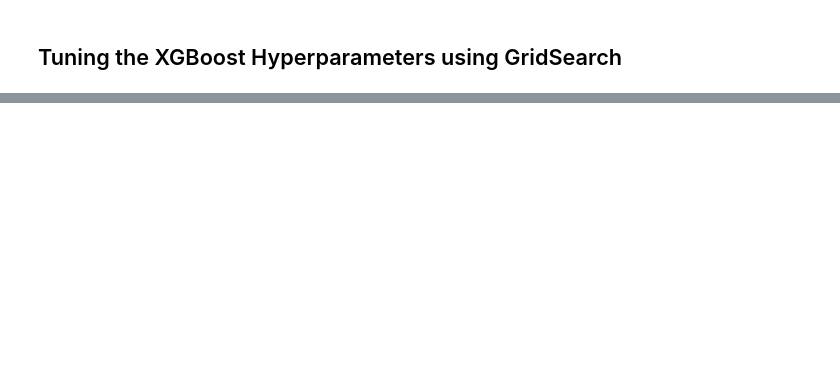
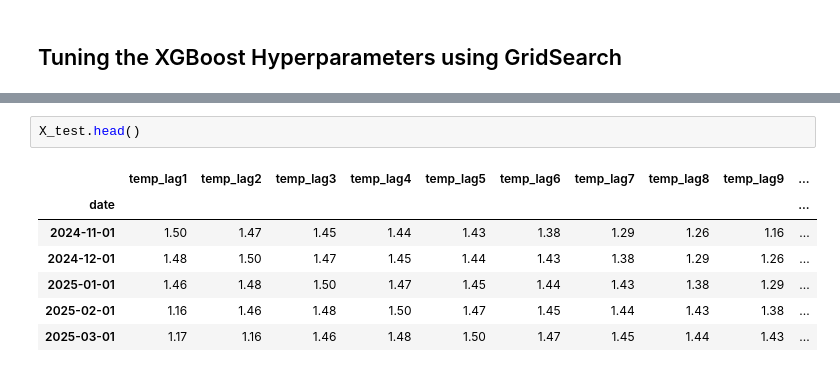
Before and after one commit to NazgulT/caribbean-climate-forecasting, a Jupyter notebook: Forecasting/XGBoost-Temperature.ipynb, the cells around one changed output, grey strips where cells are left out. Cells and saved outputs as stored; diff of their text form; blank space fills up the shorter version.

```diff
--- a/Forecasting/XGBoost-Temperature.ipynb
+++ b/Forecasting/XGBoost-Temperature.ipynb
@@ -398,0 +413,10 @@ print("Best score: ", grid_search.best_score_)
+# %%
+X_test.head()
+# %% [output]
+|  | temp_lag1 | temp_lag2 | temp_lag3 | temp_lag4 | temp_lag5 | temp_lag6 | temp_lag7 | temp_lag8 | temp_lag9 | ... |
+| date |  |  |  |  |  |  |  |  |  | ... |
+| 2024-11-01 | 1.50 | 1.47 | 1.45 | 1.44 | 1.43 | 1.38 | 1.29 | 1.26 | 1.16 | ... |
+| 2024-12-01 | 1.48 | 1.50 | 1.47 | 1.45 | 1.44 | 1.43 | 1.38 | 1.29 | 1.26 | ... |
+| 2025-01-01 | 1.46 | 1.48 | 1.50 | 1.47 | 1.45 | 1.44 | 1.43 | 1.38 | 1.29 | ... |
+| 2025-02-01 | 1.16 | 1.46 | 1.48 | 1.50 | 1.47 | 1.45 | 1.44 | 1.43 | 1.38 | ... |
+| 2025-03-01 | 1.17 | 1.16 | 1.46 | 1.48 | 1.50 | 1.47 | 1.45 | 1.44 | 1.43 | ... |
```
Also changed, not shown: parts of 18 cells of this notebook.
